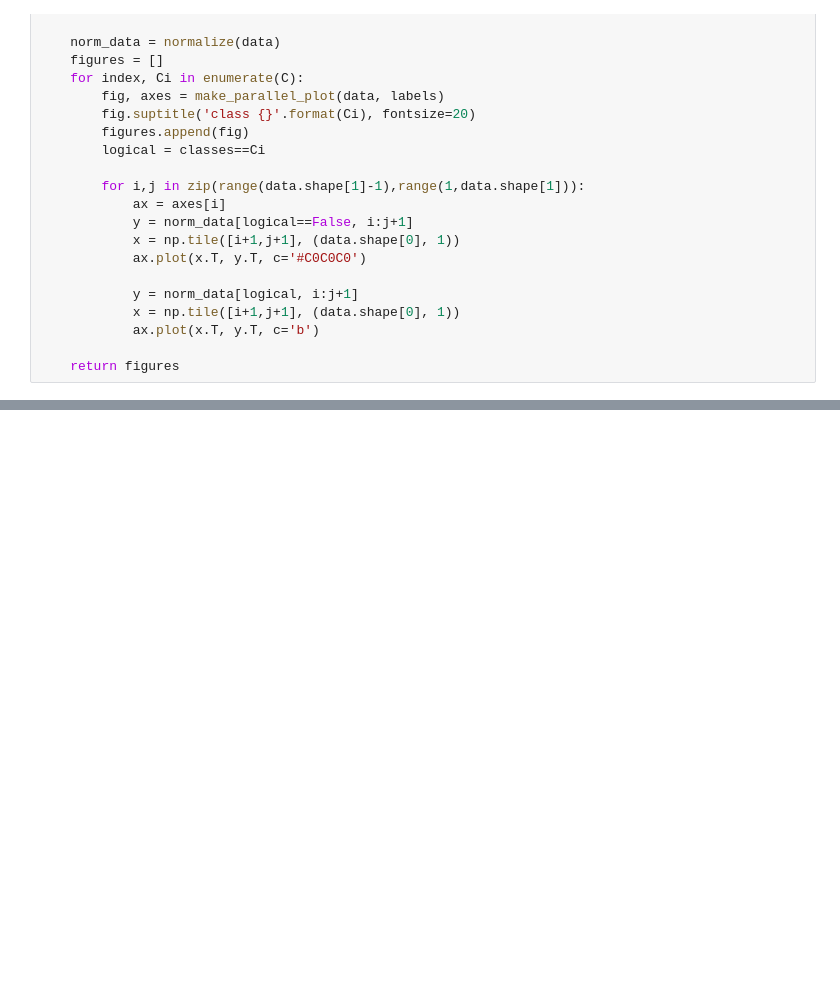
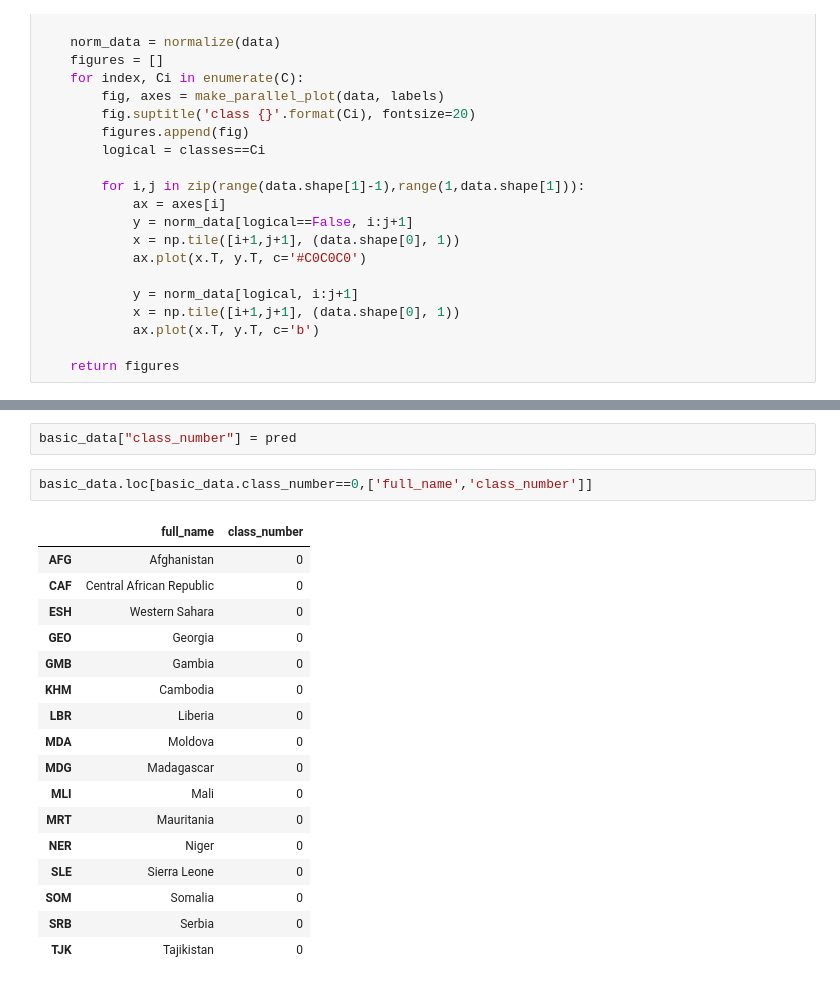
Before and after one commit to julierozenberg/various_notebooks, a Jupyter notebook: country_clustering.ipynb, the cells around one changed output, grey strips where cells are left out. Saved outputs shown, nothing was run; the diff lists cells and outputs as text; blank space fills up the shorter version.

```diff
--- a/country_clustering.ipynb
+++ b/country_clustering.ipynb
@@ -185,0 +191,22 @@ plt.show()
+# %%
+basic_data["class_number"] = pred
+# %%
+basic_data.loc[basic_data.class_number==0,['full_name','class_number']]
+# %% [output]
+|  | full_name | class_number |
+| AFG | Afghanistan | 0 |
+| CAF | Central African Republic | 0 |
+| ESH | Western Sahara | 0 |
+| GEO | Georgia | 0 |
+| GMB | Gambia | 0 |
+| KHM | Cambodia | 0 |
+| LBR | Liberia | 0 |
+| MDA | Moldova | 0 |
+| MDG | Madagascar | 0 |
+| MLI | Mali | 0 |
+| MRT | Mauritania | 0 |
+| NER | Niger | 0 |
+| SLE | Sierra Leone | 0 |
+| SOM | Somalia | 0 |
+| SRB | Serbia | 0 |
+| TJK | Tajikistan | 0 |
```
Also changed, not shown: parts of 20 cells of this notebook.
